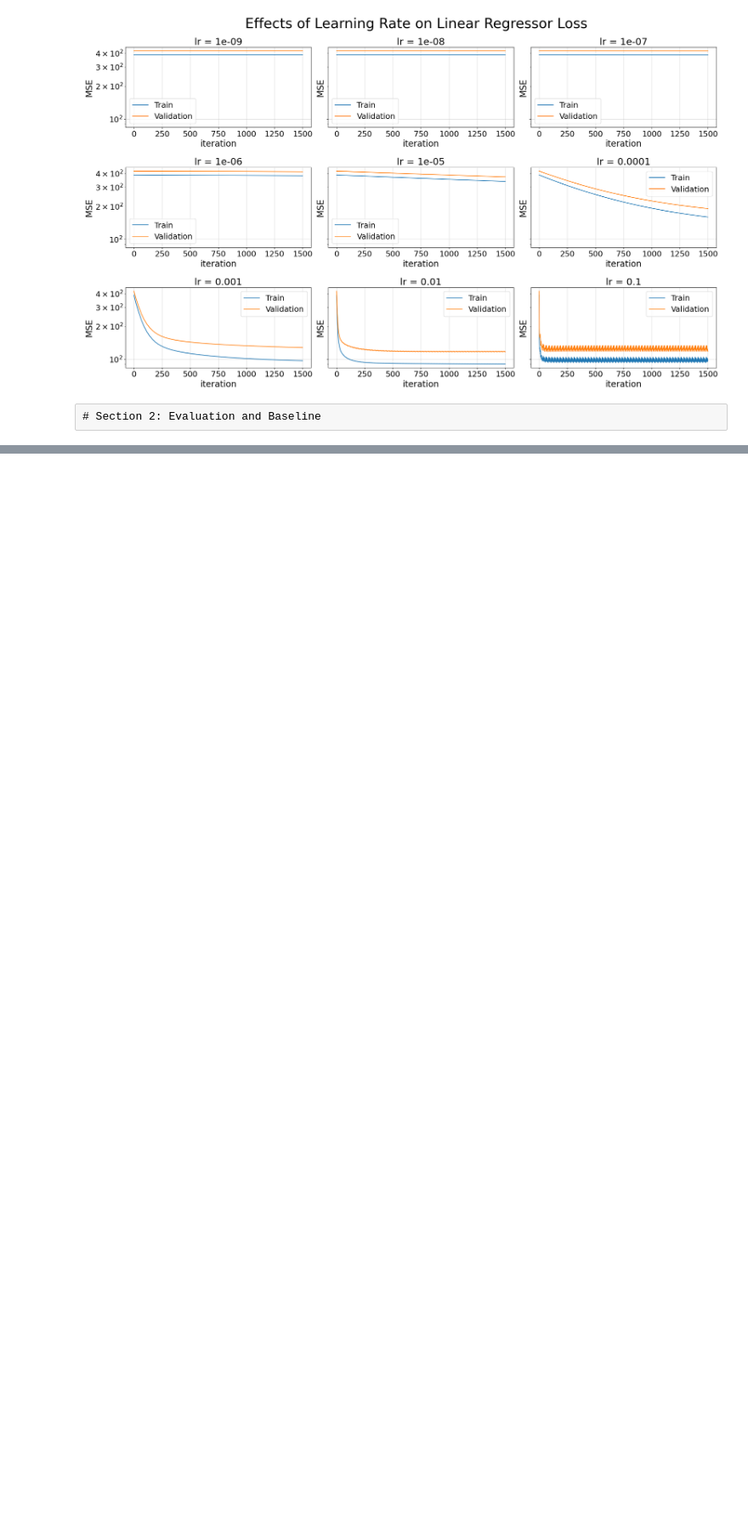
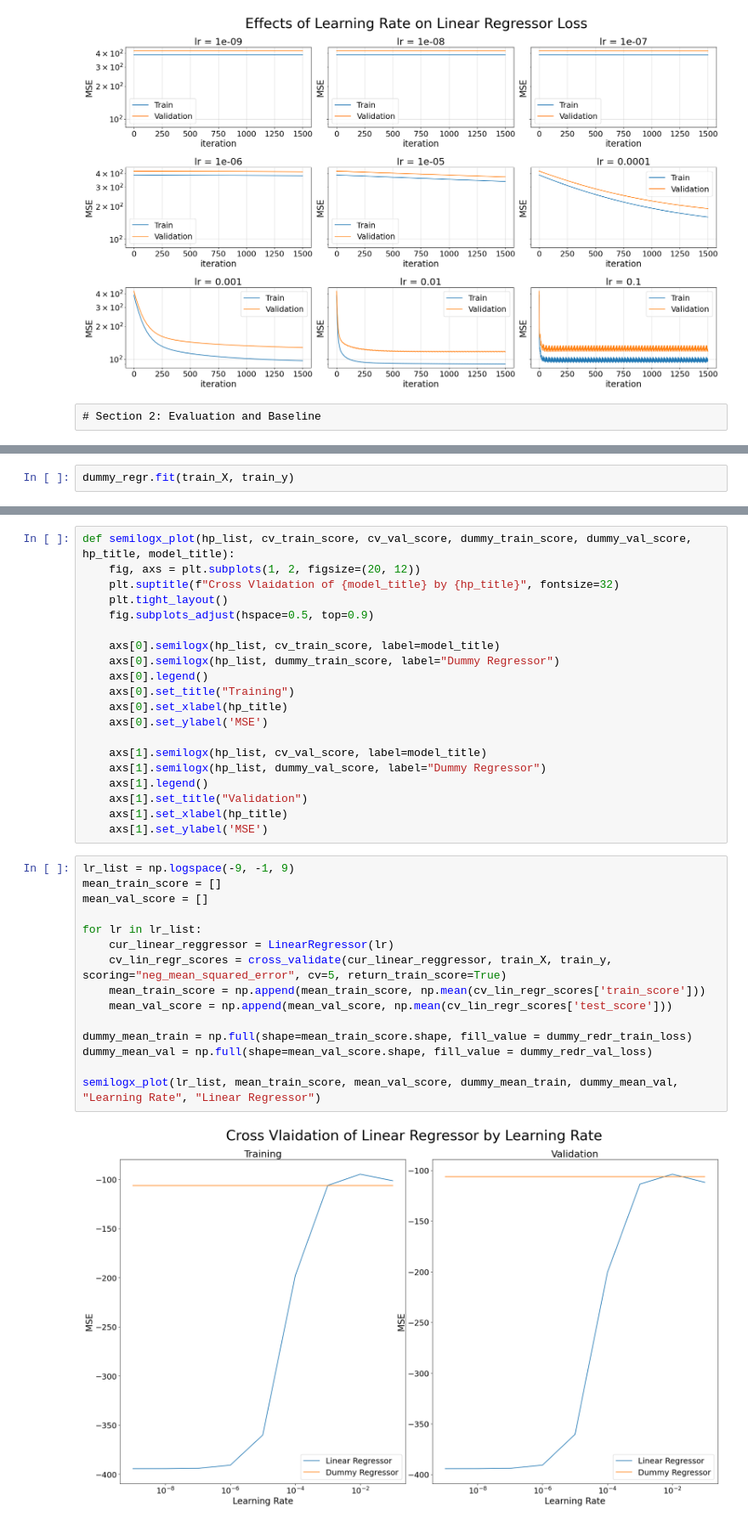
Before and after one commit to Ofir-Manor/Long3, a Jupyter notebook: 316084623-311288203.ipynb, the cells around one changed output, grey strips where cells are left out. Shown: that part at 85% size. Drawn from its saved outputs; the diff is of its cells as text; blank space fills up the shorter version.

```diff
--- a/316084623-311288203.ipynb
+++ b/316084623-311288203.ipynb
@@ -180,0 +202,2 @@ lr size = 0.1, Best train loss = 93.25528699440298, Best validation loss = 117.4
+# %%
+dummy_regr.fit(train_X, train_y)
@@ -180,0 +208,37 @@ lr size = 0.1, Best train loss = 93.25528699440298, Best validation loss = 117.4
+# %%
+def semilogx_plot(hp_list, cv_train_score, cv_val_score, dummy_train_score, dummy_val_score, hp_title, model_title):
+    fig, axs = plt.subplots(1, 2, figsize=(20, 12))
+    plt.suptitle(f"Cross Vlaidation of {model_title} by {hp_title}", fontsize=32)
+    plt.tight_layout()
+    fig.subplots_adjust(hspace=0.5, top=0.9)
+
+    axs[0].semilogx(hp_list, cv_train_score, label=model_title)
+    axs[0].semilogx(hp_list, dummy_train_score, label="Dummy Regressor")
+    axs[0].legend()
+    axs[0].set_title("Training")
+    axs[0].set_xlabel(hp_title)
+    axs[0].set_ylabel('MSE')
+
+    axs[1].semilogx(hp_list, cv_val_score, label=model_title)
+    axs[1].semilogx(hp_list, dummy_val_score, label="Dummy Regressor")
+    axs[1].legend()
+    axs[1].set_title("Validation")
+    axs[1].set_xlabel(hp_title)
+    axs[1].set_ylabel('MSE')
+# %%
+lr_list = np.logspace(-9, -1, 9)
+mean_train_score = []
+mean_val_score = []
+
+for lr in lr_list:
+    cur_linear_reggressor = LinearRegressor(lr)
+    cv_lin_regr_scores = cross_validate(cur_linear_reggressor, train_X, train_y, scoring="neg_mean_squared_error", cv=5, return_train_score=True)
+    mean_train_score = np.append(mean_train_score, np.mean(cv_lin_regr_scores['train_score']))
+    mean_val_score = np.append(mean_val_score, np.mean(cv_lin_regr_scores['test_score']))
+
+dummy_mean_train = np.full(shape=mean_train_score.shape, fill_value = dummy_redr_train_loss)
+dummy_mean_val = np.full(shape=mean_val_score.shape, fill_value = dummy_redr_val_loss)
+
+semilogx_plot(lr_list, mean_train_score, mean_val_score, dummy_mean_train, dummy_mean_val, "Learning Rate", "Linear Regressor")
+# %% [output]
+[figure, added]
```
Also changed, not shown: parts of 12 cells of this notebook, 1 other file.
